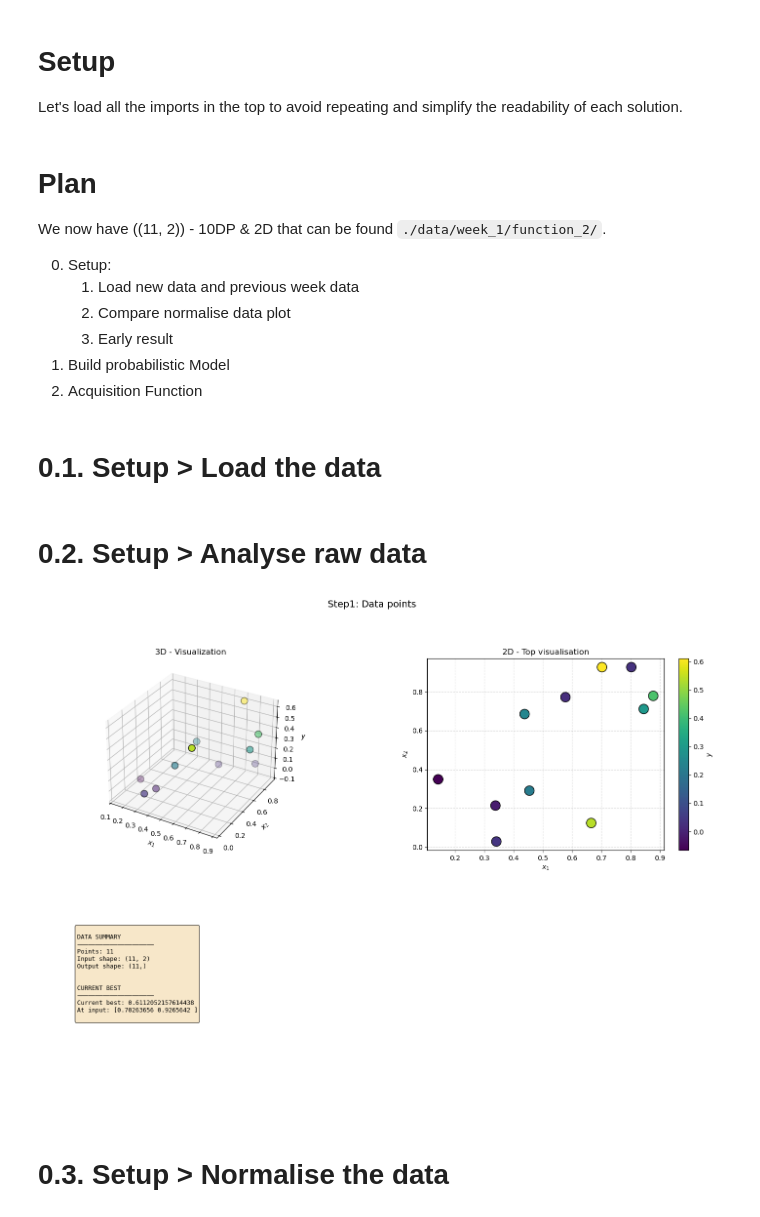
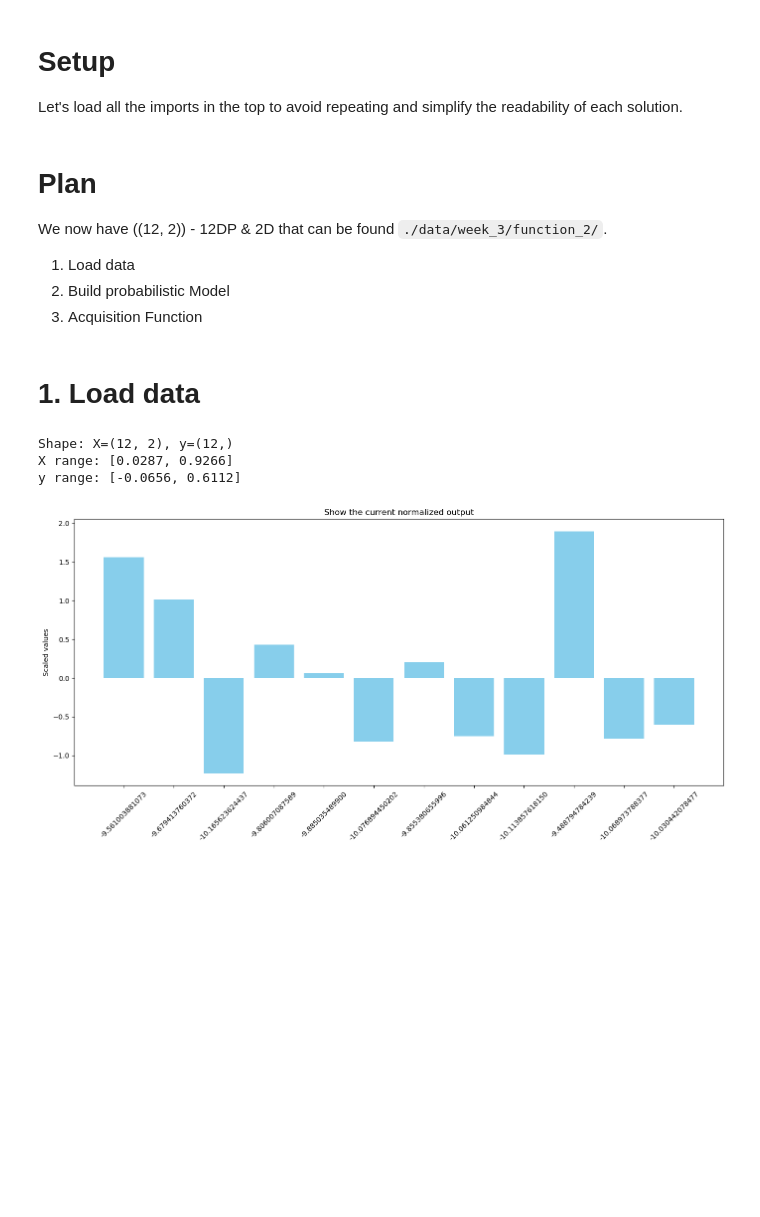
Before and after one commit to Fetz/imperial-college-ml-ai-capstone-project, a Jupyter notebook: notebooks/week_3_function_2.ipynb, the cells around one changed output. Drawn from its saved outputs; the diff is of its cells as text; code cells hidden in the pictures; blank space fills up the shorter version.

```diff
--- a/notebooks/week_3_function_2.ipynb
+++ b/notebooks/week_3_function_2.ipynb
@@ -18,35 +14,29 @@ from utils.plotting_utils import (
 # %% [markdown]
 # Plan
-We now have ((11, 2)) - 10DP & 2D that can be found `./data/week_1/function_2/`.
+We now have ((12, 2)) - 12DP & 2D that can be found `./data/week_3/function_2/`.
 
-0. Setup:
-    1. Load new data and previous week data
-    2. Compare normalise data plot
-    3. Early result
-1. Build probabilistic Model
-2. Acquisition Function
+1. Load data
+2. Build probabilistic Model
+3. Acquisition Function
-# %% [markdown]
-# 0.1. Setup > Load the data
+# %% [markdown]
+# 1. Load data
 # %%
-X_train_raw = np.load(r"./data/week_1/function_2/inputs.npy")
-y_train_raw = np.load(r"./data/week_1/function_2/outputs.npy")
+X_train_raw = np.load(r"./data/week_3/function_2/inputs.npy")
+y_train_raw = np.load(r"./data/week_3/function_2/outputs.npy")
+
+print(f"Shape: X={X_train_raw.shape}, y={y_train_raw.shape}")
+print(f"X range: [{X_train_raw.min():.4f}, {X_train_raw.max():.4f}]")
+print(f"y range: [{y_train_raw.min():.4f}, {y_train_raw.max():.4f}]")
+
+scaler_X = MinMaxScaler()
+scaler_y = StandardScaler()
+
+X_train = scaler_X.fit_transform(X_train_raw)
+y_train = scaler_y.fit_transform(y_train_raw.reshape(-1, 1)).ravel()
+
+plot_bar(y_train_raw, y_train, 'Scaled values', 'Show the current normalized output')
+# %% [output]
+Shape: X=(12, 2), y=(12,)
+X range: [0.0287, 0.9266]
+y range: [-0.0656, 0.6112]
+[figure, added]
-# %% [markdown]
-# 0.2. Setup > Analyse raw data
-# %%
-plot_2D_initial_data(X_train_raw, y_train_raw, "Step1: Data points", f"""
-DATA SUMMARY
-─────────────────────
-Points: {len(X_train_raw)}
-Input shape: {X_train_raw.shape}
-Output shape: {y_train_raw.shape}
-
-
-CURRENT BEST
-─────────────────────
-Current best: {np.max(y_train_raw)}
-At input: {X_train_raw[np.argmax(y_train_raw)]}
-""")
-# %% [output]
-[figure, removed]
-# %% [markdown]
-# 0.3. Setup > Normalise the data
```
Also changed, not shown: parts of 11 cells of this notebook, 29 other files.
